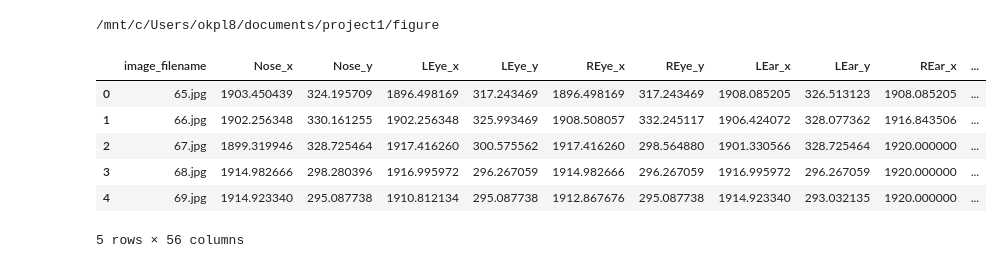
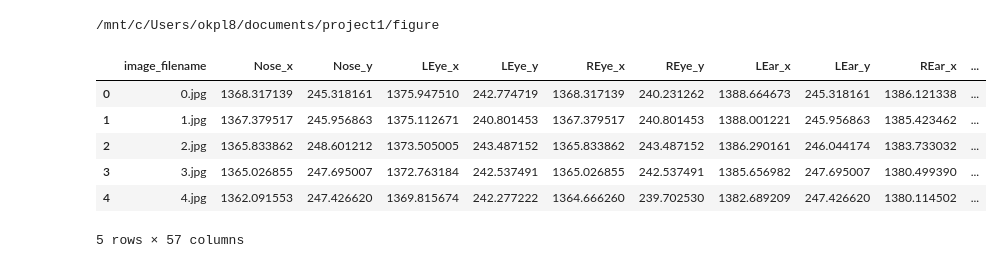
Before and after one commit to lastwater8725/figure_v2, a Jupyter notebook: figure/src/random_forest/rf_label.ipynb, the cells around one changed output. Saved outputs shown, nothing was run; the diff lists cells and outputs as text; code cells hidden in the pictures.

```diff
--- a/figure/src/random_forest/rf_label.ipynb
+++ b/figure/src/random_forest/rf_label.ipynb
@@ -21,16 +21,16 @@ cd ../
 # %% [output]
 /mnt/c/Users/okpl8/documents/project1/figure
 # %%
-data = pd.read_csv('./data/merged.csv')
+data = pd.read_csv('./data/merged_V3.csv')
 data.head()
 # %% [output]
 |  | image_filename | Nose_x | Nose_y | LEye_x | LEye_y | REye_x | REye_y | LEar_x | LEar_y | REar_x | ... |
-| 0 | 65.jpg | 1903.450439 | 324.195709 | 1896.498169 | 317.243469 | 1896.498169 | 317.243469 | 1908.085205 | 326.513123 | 1908.085205 | ... |
-| 1 | 66.jpg | 1902.256348 | 330.161255 | 1902.256348 | 325.993469 | 1908.508057 | 332.245117 | 1906.424072 | 328.077362 | 1916.843506 | ... |
-| 2 | 67.jpg | 1899.319946 | 328.725464 | 1917.416260 | 300.575562 | 1917.416260 | 298.564880 | 1901.330566 | 328.725464 | 1920.000000 | ... |
-| 3 | 68.jpg | 1914.982666 | 298.280396 | 1916.995972 | 296.267059 | 1914.982666 | 296.267059 | 1916.995972 | 296.267059 | 1920.000000 | ... |
-| 4 | 69.jpg | 1914.923340 | 295.087738 | 1910.812134 | 295.087738 | 1912.867676 | 295.087738 | 1914.923340 | 293.032135 | 1920.000000 | ... |
+| 0 | 0.jpg | 1368.317139 | 245.318161 | 1375.947510 | 242.774719 | 1368.317139 | 240.231262 | 1388.664673 | 245.318161 | 1386.121338 | ... |
+| 1 | 1.jpg | 1367.379517 | 245.956863 | 1375.112671 | 240.801453 | 1367.379517 | 240.801453 | 1388.001221 | 245.956863 | 1385.423462 | ... |
+| 2 | 2.jpg | 1365.833862 | 248.601212 | 1373.505005 | 243.487152 | 1365.833862 | 243.487152 | 1386.290161 | 246.044174 | 1383.733032 | ... |
+| 3 | 3.jpg | 1365.026855 | 247.695007 | 1372.763184 | 242.537491 | 1365.026855 | 242.537491 | 1385.656982 | 247.695007 | 1380.499390 | ... |
+| 4 | 4.jpg | 1362.091553 | 247.426620 | 1369.815674 | 242.277222 | 1364.666260 | 239.702530 | 1382.689209 | 247.426620 | 1380.114502 | ... |
-5 rows × 56 columns
+5 rows × 57 columns
 # %%
 data = data.drop('image_filename', axis=1)
 data.head()
```
Also changed, not shown: parts of 7 cells of this notebook, 5 other files.
